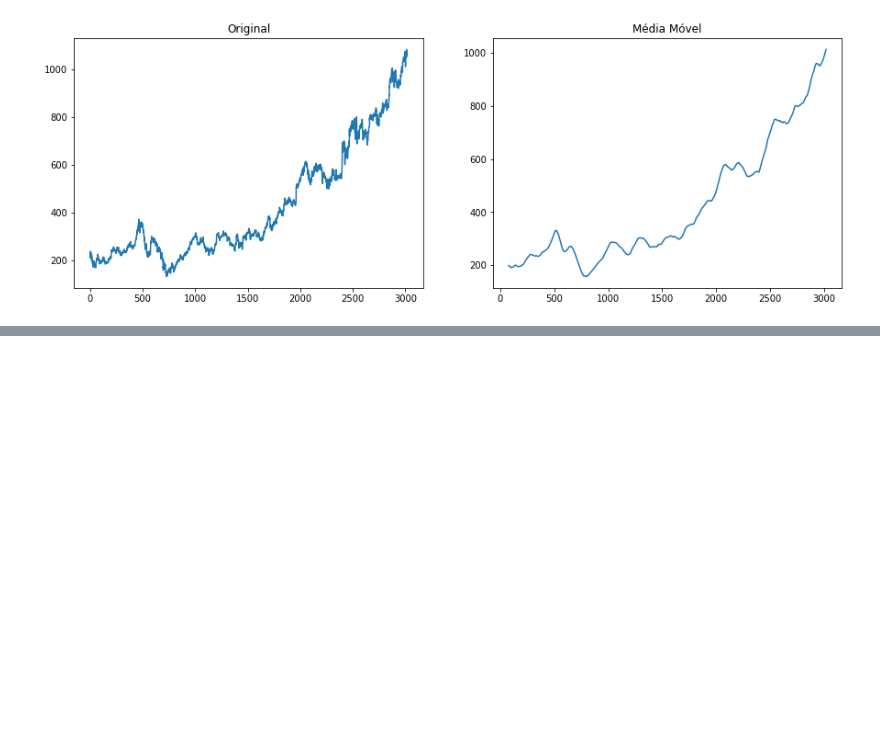
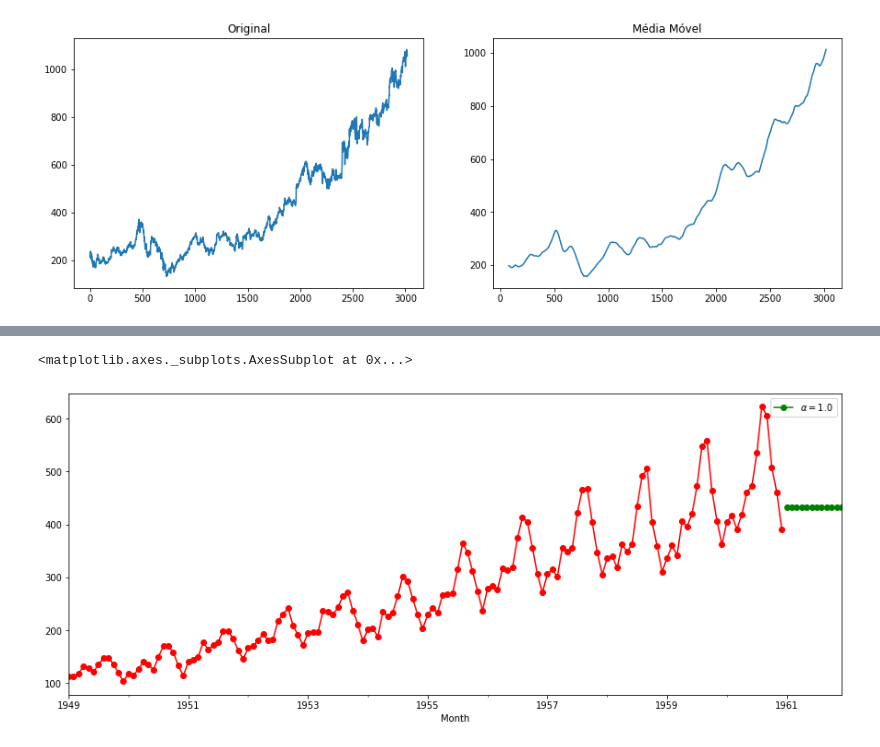
Before and after one commit to dagobertomedeiros/curso_analise_series_temporais, a Jupyter notebook: curso_ts.ipynb, the cells around one changed output, grey strips where cells are left out. Cells and saved outputs as stored; diff of their text form; code cells hidden in the pictures; blank space fills up the shorter version.

```diff
--- a/curso_ts.ipynb
+++ b/curso_ts.ipynb
@@ -408,0 +423,10 @@ Text(0.5, 1.0, 'Média Móvel')
+# %%
+#fazendo o modelo encontrar o próprio valor de alpha
+fit_ses2 = SimpleExpSmoothing(data).fit()
+fcast2 = fit_ses2.forecast(12).rename(r'$\alpha=%s$' %fit_ses2.model.params['smoothing_level'])
+# %%
+fcast2.plot(marker='o', color='green', legend=True)
+fit_ses2.fittedvalues.plot(marker='o', color='red')
+# %% [output]
+<matplotlib.axes._subplots.AxesSubplot at 0x...>
+[figure, added]
```
Also changed, not shown: parts of 39 cells of this notebook.
